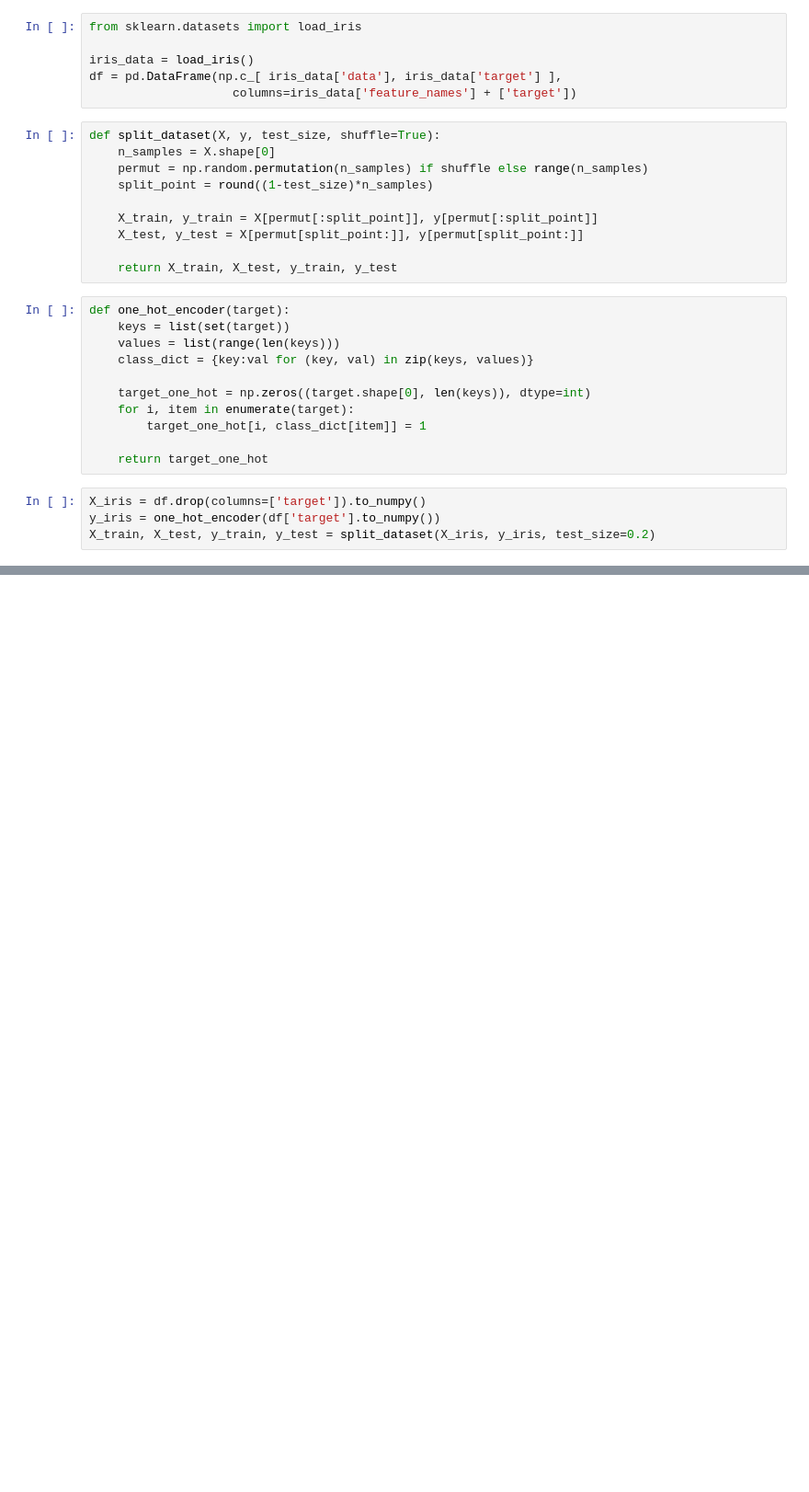
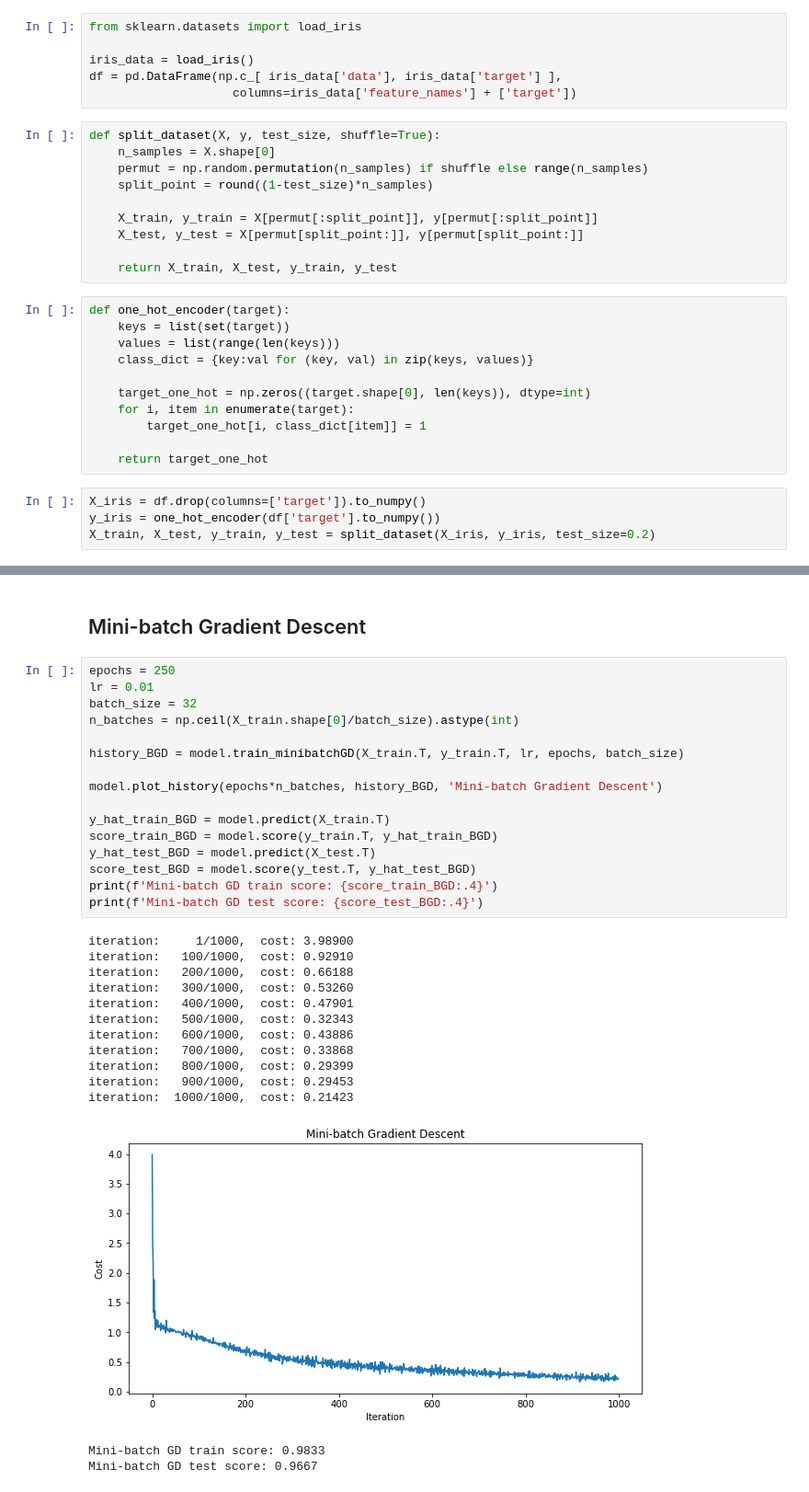
Before and after one commit to mhmdrz-mirdamadi/mlp-iris, a Jupyter notebook: main.ipynb, the cells around one changed output, grey strips where cells are left out. Shown at 92% size. Cells and saved outputs as stored; diff of their text form; blank space fills up the shorter version.

```diff
--- a/main.ipynb
+++ b/main.ipynb
@@ -188,0 +229,33 @@ Train score: 0.9583, Test score: 0.9
+# %% [markdown]
+## Mini-batch Gradient Descent
+# %%
+epochs = 250
+lr = 0.01
+batch_size = 32
+n_batches = np.ceil(X_train.shape[0]/batch_size).astype(int)
+
+history_BGD = model.train_minibatchGD(X_train.T, y_train.T, lr, epochs, batch_size)
+
+model.plot_history(epochs*n_batches, history_BGD, 'Mini-batch Gradient Descent')
+
+y_hat_train_BGD = model.predict(X_train.T)
+score_train_BGD = model.score(y_train.T, y_hat_train_BGD)
+y_hat_test_BGD = model.predict(X_test.T)
+score_test_BGD = model.score(y_test.T, y_hat_test_BGD)
+print(f'Mini-batch GD train score: {score_train_BGD:.4}')
+print(f'Mini-batch GD test score: {score_test_BGD:.4}')
+# %% [output]
+iteration:     1/1000,  cost: 3.98900
+iteration:   100/1000,  cost: 0.92910
+iteration:   200/1000,  cost: 0.66188
+iteration:   300/1000,  cost: 0.53260
+iteration:   400/1000,  cost: 0.47901
+iteration:   500/1000,  cost: 0.32343
+iteration:   600/1000,  cost: 0.43886
+iteration:   700/1000,  cost: 0.33868
+iteration:   800/1000,  cost: 0.29399
+iteration:   900/1000,  cost: 0.29453
+iteration:  1000/1000,  cost: 0.21423
+[figure, added]
+Mini-batch GD train score: 0.9833
+Mini-batch GD test score: 0.9667
```
Also changed, not shown: parts of 10 cells of this notebook.
